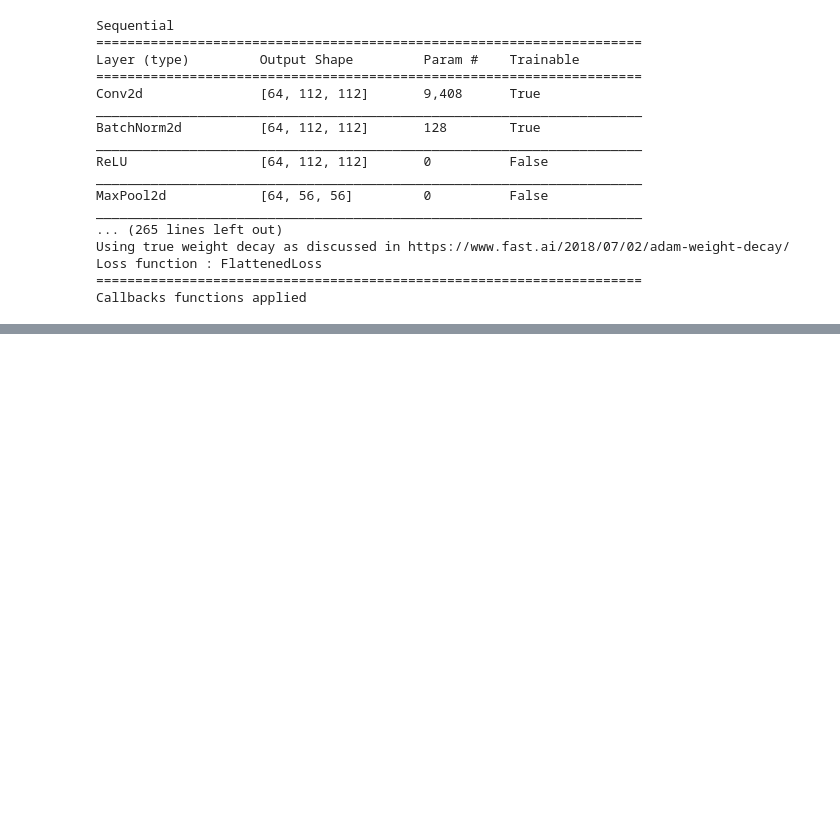
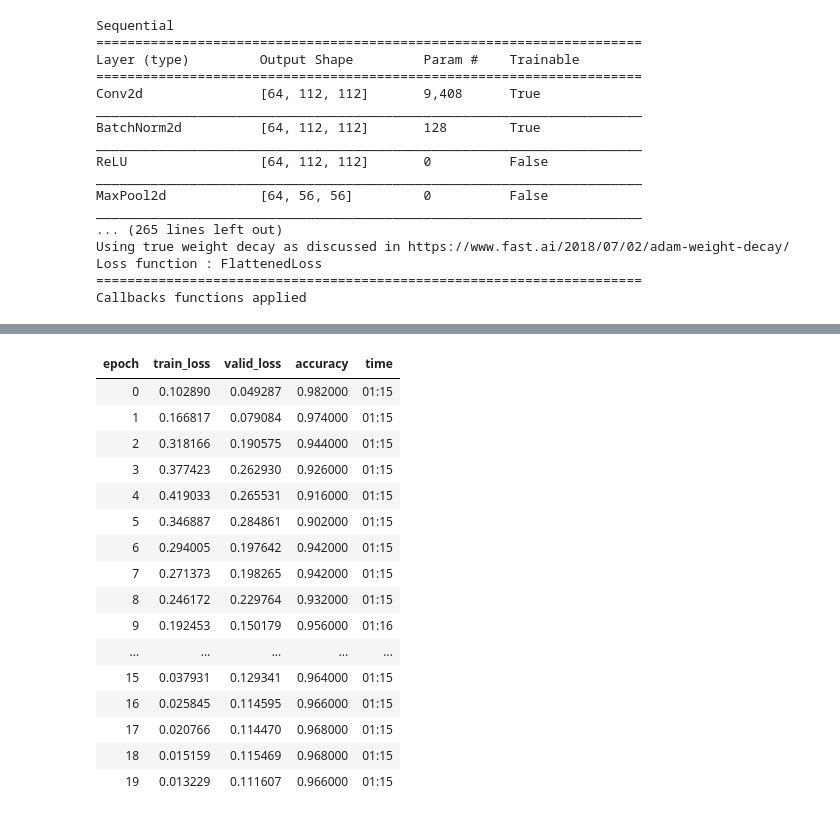
Before and after one commit to IvLabs/stagewise-knowledge-distillation, a Jupyter notebook: notebooks/resnet_pretraining.ipynb, the cells around one changed output, grey strips where cells are left out. Cells and saved outputs as stored; diff of their text form; code cells hidden in the pictures; blank space fills up the shorter version.

```diff
--- a/notebooks/resnet_pretraining.ipynb
+++ b/notebooks/resnet_pretraining.ipynb
@@ -41,2 +41,20 @@ LR Finder is complete, type {learner_name}.recorder.plot() to see the graph.
 # %%
-learn.fit_one_cycle(30, max_lr = 1e-3, callbacks=[callbacks.SaveModelCallback(learn, monitor = 'accuracy', mode = 'max')])
+learn.fit_one_cycle(20, max_lr = 5e-4, callbacks=[callbacks.SaveModelCallback(learn, monitor = 'accuracy', mode = 'max')])
+# %% [output]
+| epoch | train_loss | valid_loss | accuracy | time |
+| 0 | 0.102890 | 0.049287 | 0.982000 | 01:15 |
+| 1 | 0.166817 | 0.079084 | 0.974000 | 01:15 |
+| 2 | 0.318166 | 0.190575 | 0.944000 | 01:15 |
+| 3 | 0.377423 | 0.262930 | 0.926000 | 01:15 |
+| 4 | 0.419033 | 0.265531 | 0.916000 | 01:15 |
+| 5 | 0.346887 | 0.284861 | 0.902000 | 01:15 |
+| 6 | 0.294005 | 0.197642 | 0.942000 | 01:15 |
+| 7 | 0.271373 | 0.198265 | 0.942000 | 01:15 |
+| 8 | 0.246172 | 0.229764 | 0.932000 | 01:15 |
+| 9 | 0.192453 | 0.150179 | 0.956000 | 01:16 |
+| ... | ... | ... | ... | ... |
+| 15 | 0.037931 | 0.129341 | 0.964000 | 01:15 |
+| 16 | 0.025845 | 0.114595 | 0.966000 | 01:15 |
+| 17 | 0.020766 | 0.114470 | 0.968000 | 01:15 |
+| 18 | 0.015159 | 0.115469 | 0.968000 | 01:15 |
+| 19 | 0.013229 | 0.111607 | 0.966000 | 01:15 |
```
Also changed, not shown: parts of 5 cells of this notebook, 4 other files.
